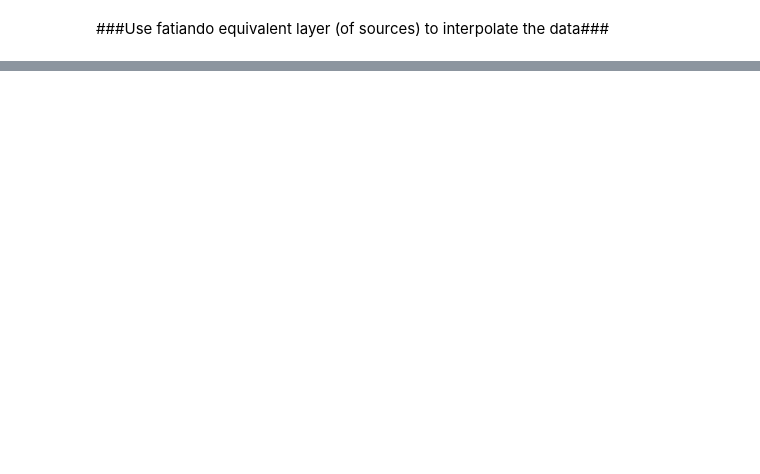
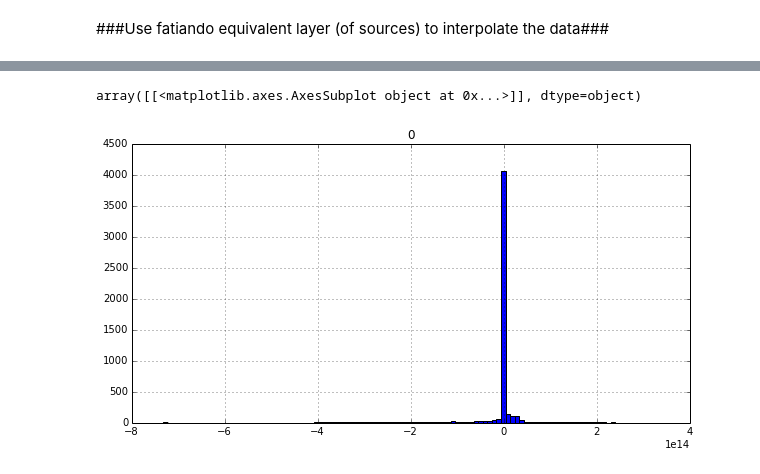
Before and after one commit to eusoubrasileiro/geonumerics, a Jupyter notebook: ipython_notebooks/Fatiando Correção Ar-livre B. H. J..ipynb, the cells around one changed output, grey strips where cells are left out. Cells and saved outputs as stored; diff of their text form; code cells hidden in the pictures; blank space fills up the shorter version.

```diff
--- a/ipython_notebooks/Fatiando Correção Ar-livre B. H. J..ipynb
+++ b/ipython_notebooks/Fatiando Correção Ar-livre B. H. J..ipynb
@@ -370,0 +481,8 @@ layer[0,0]
+# %%
+import pandas
+freeair = pandas.DataFrame(solver.estimate_)
+freeair.hist(bins=100, figsize=(10,5), grid=True)
+#pylab.xlim([-100, 100])
+# %% [output]
+array([[<matplotlib.axes.AxesSubplot object at 0x...>]], dtype=object)
+[figure, added]
```
Also changed, not shown: parts of 24 cells of this notebook, 1 other file.
